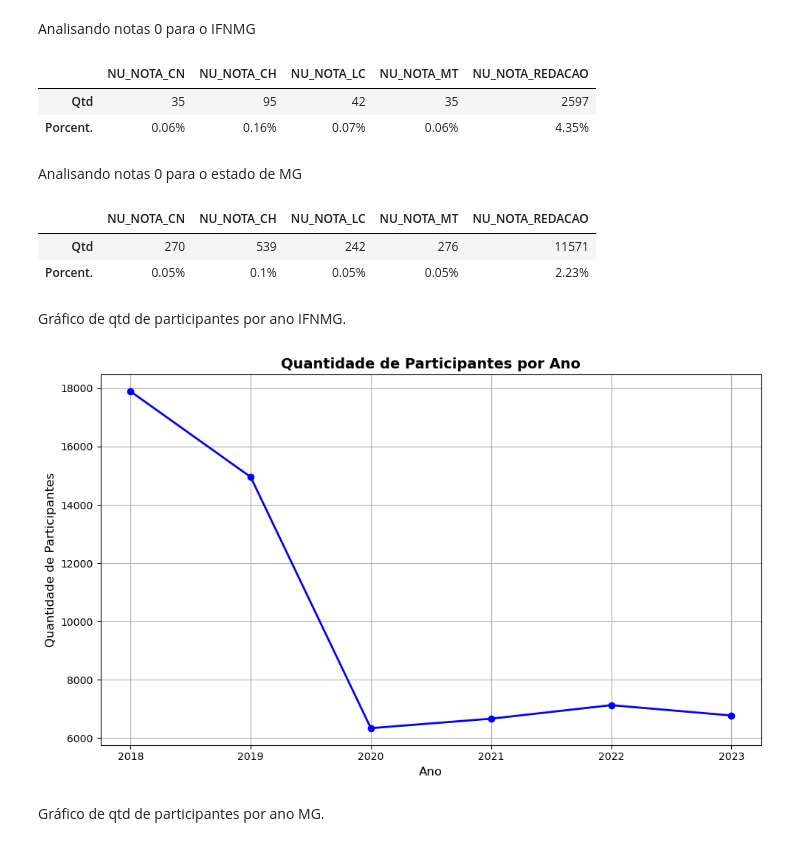
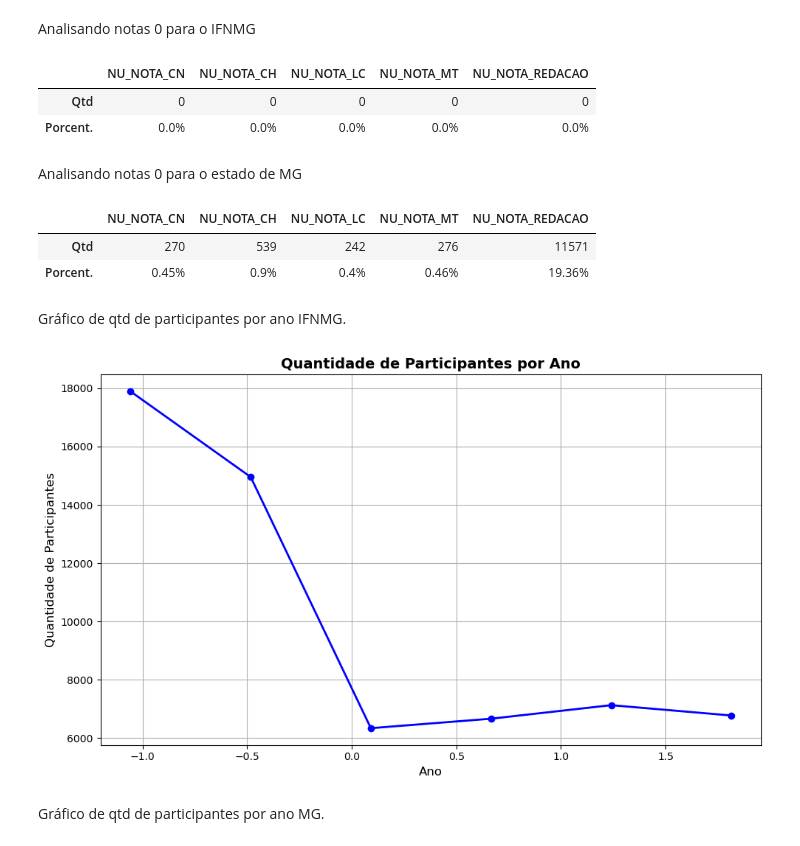
Before and after one commit to NandaLeal/TCC, a Jupyter notebook: TCC.ipynb, the cells around one changed output. Saved outputs shown, nothing was run; the diff lists cells and outputs as text; code cells hidden in the pictures.

```diff
--- a/TCC.ipynb
+++ b/TCC.ipynb
@@ -1199,14 +1198,14 @@ dtype: float64
 ## **TESTANDO ALGUMAS ANALISES**
 Analise das notas do IFNMG
 # %%
-df = pd.read_csv("BASES/ENEM_ORDINAL.csv")
+df_final = pd.read_csv("BASES/ENEM_FINAL.csv")
 
 colunas_notas = ["NU_NOTA_CN", "NU_NOTA_CH", "NU_NOTA_LC", "NU_NOTA_MT", "NU_NOTA_REDACAO"]
 
 estatisticas = pd.DataFrame({
-    "Nota Mínima": df[colunas_notas].min(),
-    "Nota Máxima": df[colunas_notas].max(),
-    "Nota Média": df[colunas_notas].mean()
+    "Nota Mínima": df_final[colunas_notas].min(),
+    "Nota Máxima": df_final[colunas_notas].max(),
+    "Nota Média": df_final[colunas_notas].mean()
 }).T
 
 estatisticas = estatisticas.round(1)
@@ -1241,15 +1240,13 @@ estatisticas
 # %% [markdown]
 Analisando notas 0 para o IFNMG
 # %%
-df = pd.read_csv("BASES/ENEM_ORDINAL.csv")
-
 colunas_notas = ["NU_NOTA_CN", "NU_NOTA_CH", "NU_NOTA_LC", "NU_NOTA_MT", "NU_NOTA_REDACAO"]
 
 # Total de alunos
-total = len(df)
+total = len(df_final)
 
 # Calcular quantidade de zeros e porcentagem
-qtd_zeros = (df[colunas_notas] == 0).sum()
+qtd_zeros = (df_final[colunas_notas] == 0).sum()
 porcent_zeros = (qtd_zeros / total * 100).round(2).astype(str) + "%"
 
 # Criar DataFrame para exibir
@@ -1257,20 +1254,18 @@ tabela_zeros = pd.DataFrame([qtd_zeros, porcent_zeros], index=["Qtd", "Porcent."
 tabela_zeros
 # %% [output]
 |  | NU_NOTA_CN | NU_NOTA_CH | NU_NOTA_LC | NU_NOTA_MT | NU_NOTA_REDACAO |
-| Qtd | 35 | 95 | 42 | 35 | 2597 |
-| Porcent. | 0.06% | 0.16% | 0.07% | 0.06% | 4.35% |
+| Qtd | 0 | 0 | 0 | 0 | 0 |
+| Porcent. | 0.0% | 0.0% | 0.0% | 0.0% | 0.0% |
 # %% [markdown]
 Analisando notas 0 para o estado de MG
 # %%
-df = pd.read_csv("BASES/MG.csv")
-
 colunas_notas = ["NU_NOTA_CN", "NU_NOTA_CH", "NU_NOTA_LC", "NU_NOTA_MT", "NU_NOTA_REDACAO"]
 
 # Total de alunos
 total = len(df)
 
 # Calcular quantidade de zeros e porcentagem
-qtd_zeros = (df[colunas_notas] == 0).sum()
+qtd_zeros = (df_mg[colunas_notas] == 0).sum()
 porcent_zeros = (qtd_zeros / total * 100).round(2).astype(str) + "%"
 
 # Criar DataFrame para exibir
@@ -1279,28 +1274,26 @@ tabela_zeros
 # %% [output]
 |  | NU_NOTA_CN | NU_NOTA_CH | NU_NOTA_LC | NU_NOTA_MT | NU_NOTA_REDACAO |
 | Qtd | 270 | 539 | 242 | 276 | 11571 |
-| Porcent. | 0.05% | 0.1% | 0.05% | 0.05% | 2.23% |
+| Porcent. | 0.45% | 0.9% | 0.4% | 0.46% | 19.36% |
 # %% [markdown]
 Gráfico de qtd de participantes por ano IFNMG.
 # %%
-df = pd.read_csv("BASES/ENEM_ORDINAL.csv")
-
 # Agrupar por ano e contar participantes
-qtd_por_ano = df.groupby("NU_ANO").size().reset_index(name="Quantidade de Participantes")
+qtd_por_ano = df_final.groupby("NU_ANO").size().reset_index(name="Quantidade de Participantes")
 
 qtd_por_ano
 
 plt.figure(figsize=(10,6))
 plt.plot(qtd_por_ano["NU_ANO"], qtd_por_ano["Quantidade de Participantes"],
          marker='o', color='blue', linewidth=2)
 
 plt.title("Quantidade de Participantes por Ano", fontsize=14, fontweight='bold')
 plt.xlabel("Ano", fontsize=12)
 plt.ylabel("Quantidade de Participantes", fontsize=12)
 plt.grid(True)
 plt.tight_layout()
 # %% [output]
-[figure, old version]
+[figure, new version]
 # %% [markdown]
 Gráfico de qtd de participantes por ano MG.
 # %%
```
Also changed, not shown: parts of 13 cells of this notebook.
